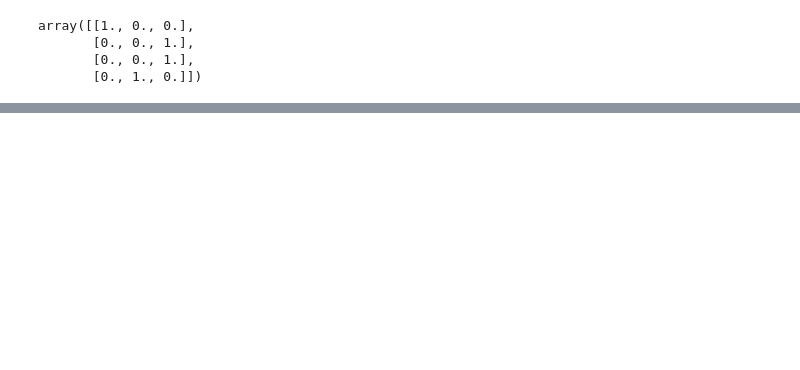
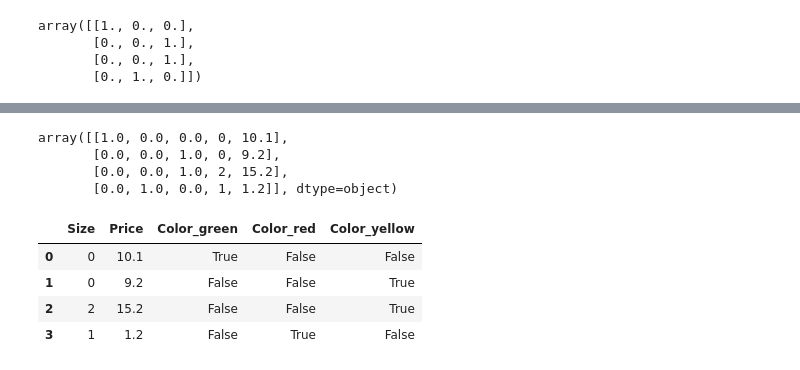
Before and after one commit to AhmedZeer/ml.py, a Jupyter notebook: noteBooks/04_DataPreproc/processingData.ipynb, the cells around one changed output, grey strips where cells are left out. Saved outputs shown, nothing was run; the diff lists cells and outputs as text; code cells hidden in the pictures; blank space fills up the shorter version.

```diff
--- a/noteBooks/04_DataPreproc/processingData.ipynb
+++ b/noteBooks/04_DataPreproc/processingData.ipynb
@@ -169,0 +209,6 @@ array([[1., 0., 0.],
+# %%
+size_dict = { 'M' : 0,
+              'L' : 1,
+              'XL': 2 }
+# %%
+df["Size"] = df["Size"].map(size_dict)
@@ -169,0 +228,15 @@ array([[1., 0., 0.],
+# %%
+clmnTrns.fit_transform( X )
+# %% [output]
+array([[1.0, 0.0, 0.0, 0, 10.1],
+       [0.0, 0.0, 1.0, 0, 9.2],
+       [0.0, 0.0, 1.0, 2, 15.2],
+       [0.0, 1.0, 0.0, 1, 1.2]], dtype=object)
+# %%
+pd.get_dummies( df[ ['Color', 'Size', 'Price'] ] )
+# %% [output]
+|  | Size | Price | Color_green | Color_red | Color_yellow |
+| 0 | 0 | 10.1 | True | False | False |
+| 1 | 0 | 9.2 | False | False | True |
+| 2 | 2 | 15.2 | False | False | True |
+| 3 | 1 | 1.2 | False | True | False |
```
Also changed, not shown: parts of 21 cells of this notebook.
